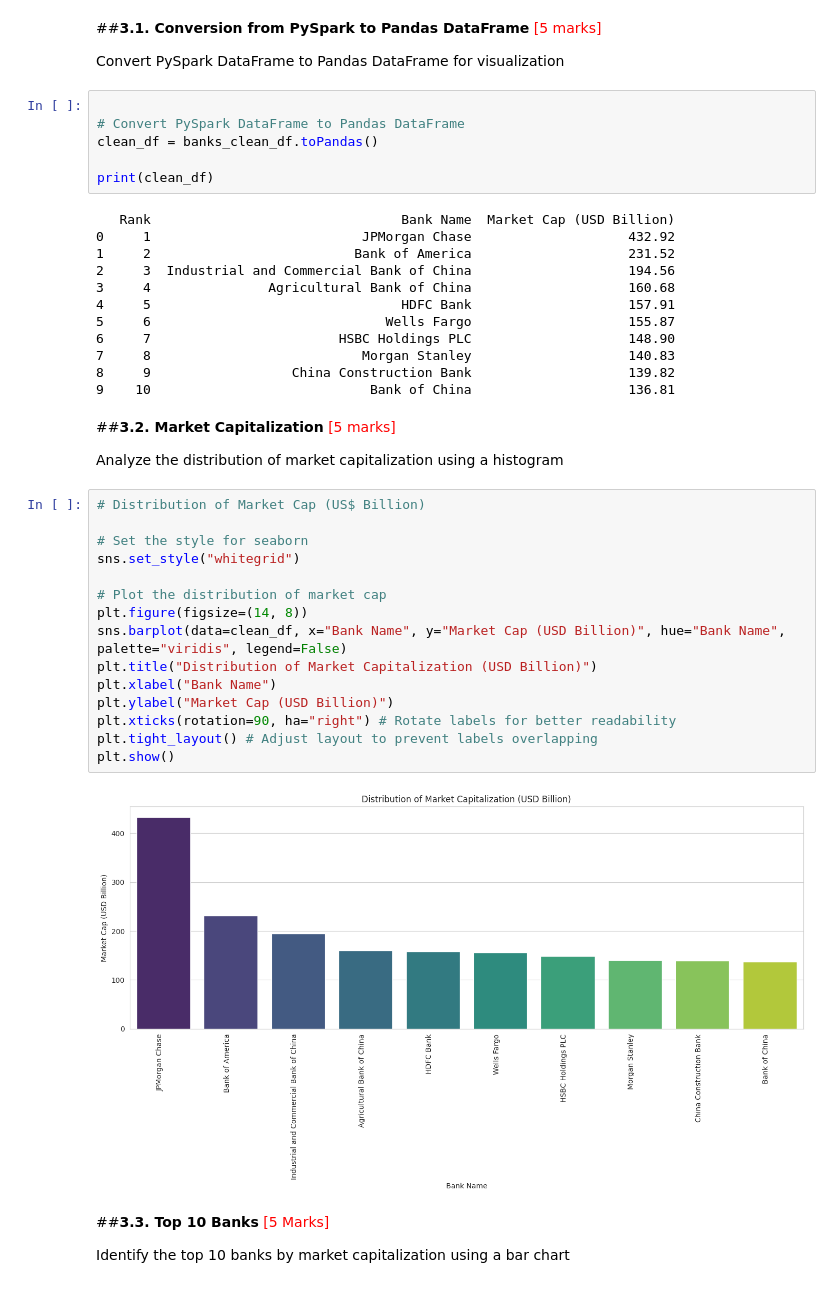
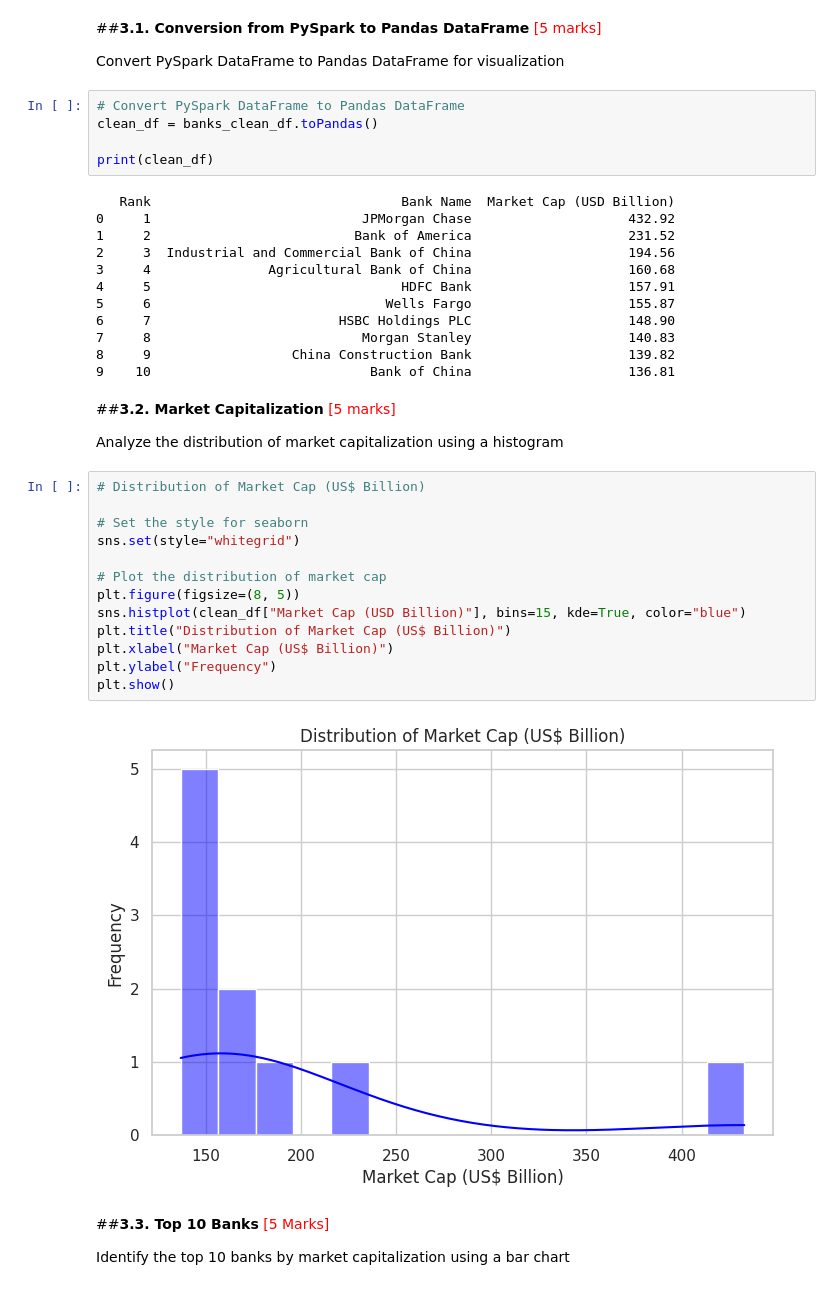
Before and after one commit to GoutamKonala/ETL_Bank_Data_Analysis, a Jupyter notebook: ETL_Bank_Data_Analysis_Lakshmi_Goutam_Reddy_Konala.ipynb, the cells around one changed output. Saved outputs shown, nothing was run; the diff lists cells and outputs as text.

```diff
--- a/ETL_Bank_Data_Analysis_Lakshmi_Goutam_Reddy_Konala.ipynb
+++ b/ETL_Bank_Data_Analysis_Lakshmi_Goutam_Reddy_Konala.ipynb
@@ -457,7 +457,6 @@ Saving the Cleaned Dataset into a CSV File into the S3 Bucket
 
 Convert PySpark DataFrame to Pandas DataFrame for visualization
 # %%
-
 # Convert PySpark DataFrame to Pandas DataFrame
 clean_df = banks_clean_df.toPandas()
 
@@ -481,20 +480,18 @@ Analyze the distribution of market capitalization using a histogram
 # %%
 # Distribution of Market Cap (US$ Billion)
 
 # Set the style for seaborn
-sns.set_style("whitegrid")
+sns.set(style="whitegrid")
 
 # Plot the distribution of market cap
-plt.figure(figsize=(14, 8))
-sns.barplot(data=clean_df, x="Bank Name", y="Market Cap (USD Billion)", hue="Bank Name", palette="viridis", legend=False)
-plt.title("Distribution of Market Capitalization (USD Billion)")
-plt.xlabel("Bank Name")
-plt.ylabel("Market Cap (USD Billion)")
-plt.xticks(rotation=90, ha="right") # Rotate labels for better readability
-plt.tight_layout() # Adjust layout to prevent labels overlapping
+plt.figure(figsize=(8, 5))
+sns.histplot(clean_df["Market Cap (USD Billion)"], bins=15, kde=True, color="blue")
+plt.title("Distribution of Market Cap (US$ Billion)")
+plt.xlabel("Market Cap (US$ Billion)")
+plt.ylabel("Frequency")
 plt.show()
 # %% [output]
-[figure, old version]
+[figure, new version]
 # %% [markdown]
 ##**3.3. Top 10 Banks** <font color = red>[5 Marks]</font> <br>
 
```
Also changed, not shown: parts of 12 cells of this notebook.
